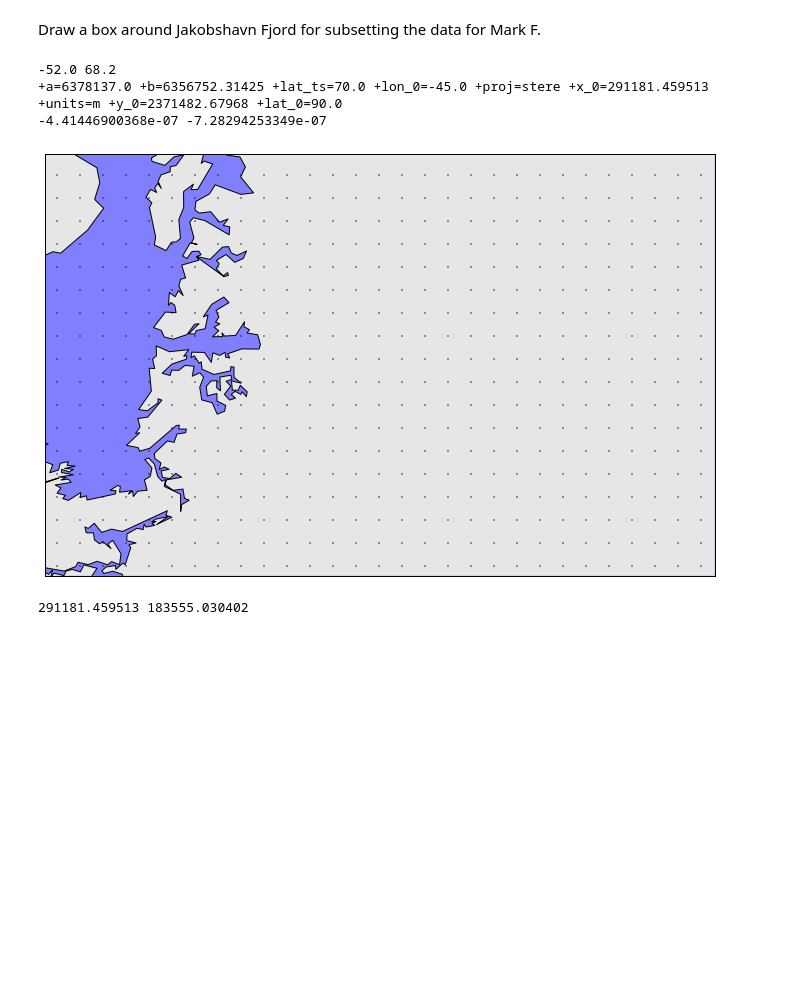
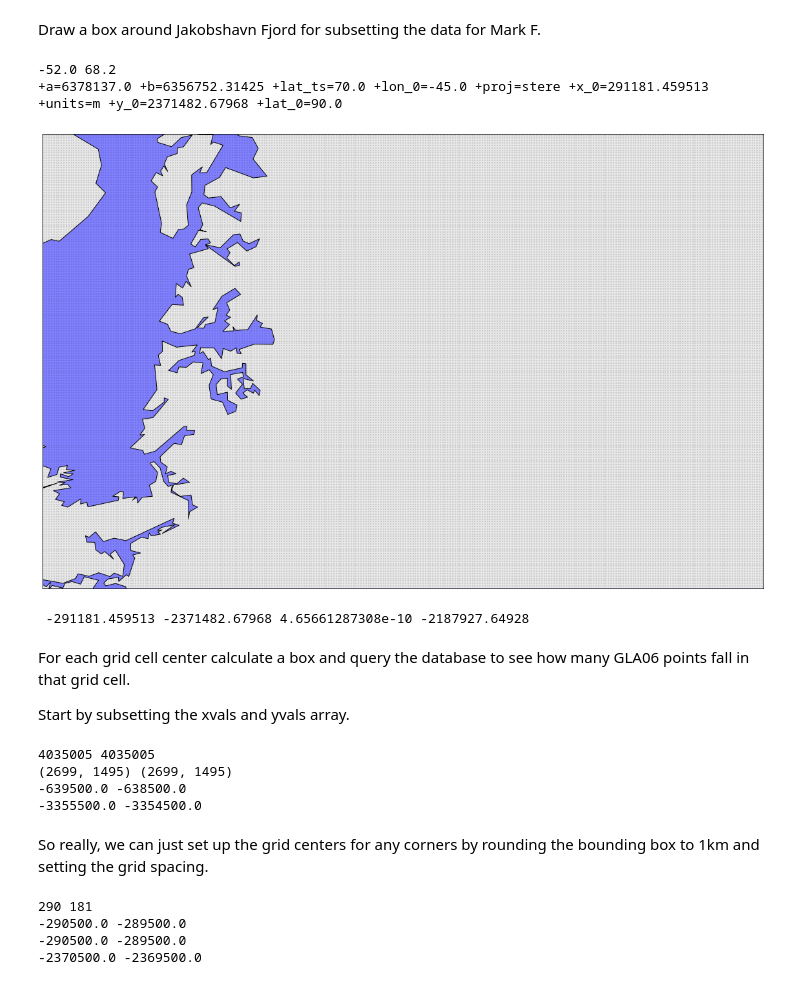
Before and after one commit to tmilliman/pydhdt, a Jupyter notebook: Notebooks/Greenland Grid.ipynb, the cells around one changed output. Cells and saved outputs as stored; diff of their text form; code cells hidden in the pictures; blank space fills up the shorter version.

```diff
--- a/Notebooks/Greenland Grid.ipynb
+++ b/Notebooks/Greenland Grid.ipynb
@@ -68,9 +68,9 @@ plt.show()
 # %%
 # set up grid of cell centers in polar stereographic coords
 
-gridsize = 10000.
-xvals = np.arange(psx_ll + gridsize/2., psx_ur - gridsize/2., grid_size)
-yvals = np.arange(psy_ll + gridsize/2., psy_ur - gridsize/2., grid_size)
+gridsize = 1000.
+xvals = np.arange(psx_ll + gridsize/2., psx_ur - gridsize/2., gridsize)
+yvals = np.arange(psy_ll + gridsize/2., psy_ur - gridsize/2., gridsize)
 print len(xvals), len(yvals)
 
 xv, yv = np.meshgrid(xvals, yvals)
@@ -125,38 +125,75 @@ Draw a box around Jakobshavn Fjord for subsetting the data for Mark F.
 # %%
 jak_lon_ll = -52.
 jak_lat_ll = 68.2
 jak_lon_ur = -45.
 jak_lat_ur = 70.
 
-fig = plt.figure(figsize=[12,8])
+fig = plt.figure(figsize=[20,20])
 m = Basemap(projection='stere',lat_0=90.,lon_0=-45.,lat_ts=70.,ellps='WGS84',
               resolution='i',
               llcrnrlon=jak_lon_ll, llcrnrlat=jak_lat_ll,
               urcrnrlon=jak_lon_ur, urcrnrlat=jak_lat_ur)
 
 m.drawmapboundary(fill_color=[.5, .5, 1.0])
 m.fillcontinents(color=[.9, .9, .9], lake_color='w',zorder=0)
 m.drawcoastlines(color='k')
 # m.bluemarble()
-m.plot(map_xvals, map_yvals,'k.',markersize=1.5)
+m.plot(map_xvals, map_yvals,'k.',markersize=.5)
 
 
 lon0, lat0 = m(0., 0., inverse=True)
 print lon0, lat0
 print m.proj4string
 # %% [output]
 -52.0 68.2
 +a=6378137.0 +b=6356752.31425 +lat_ts=70.0 +lon_0=-45.0 +proj=stere +x_0=291181.459513 +units=m +y_0=2371482.67968 +lat_0=90.0
--4.41446900368e-07 -7.28294253349e-07
-[figure, old version]
+[figure, new version]
 # %%
-# convert the box corners to ps
+# convert the map box corners to ps
 jak_psx_ll = -291181.459513
 jak_psy_ll = -2371482.67968
-psx_0, psy_0 = m(jak_lon_ur, jak_lat_ur)
-print psx_0, psy_0
+jak_mapx_ur, jak_mapy_ur = m(jak_lon_ur, jak_lat_ur)
+jak_psx_ur = jak_psx_ll + jak_mapx_ur
+jak_psy_ur = jak_psy_ll + jak_mapy_ur
 
-# How do I find the grid points in this box?  I could make a shapefile
-# from the grid points in the entire GIMP box
+print jak_psx_ll, jak_psy_ll, jak_psx_ur, jak_psy_ur
 # %% [output]
-291181.459513 183555.030402
+ -291181.459513 -2371482.67968 4.65661287308e-10 -2187927.64928
+# %% [markdown]
+For each grid cell center calculate a box and query the database to see how many GLA06 points fall in that grid cell.
+
+Start by subsetting the xvals and yvals array.
+# %%
+print len(xvals), len(yvals)
+print xv.shape, yv.shape
+print xv[0,0], xv[0,1]
+print yv[0,1], yv[1,0]
+# %% [output]
+4035005 4035005
+(2699, 1495) (2699, 1495)
+-639500.0 -638500.0
+-3355500.0 -3354500.0
+# %% [markdown]
+So really, we can just set up the grid centers for any corners by rounding the bounding box to 1km and setting the grid spacing.
+# %%
+jak_psx_ll = -291000.
+jak_psy_ll = -2371000.
+jak_psx_ur = -500.
+jak_psy_ur = -2189000.
+
+gridsize = 1000.
+jak_xvals = np.arange(jak_psx_ll + gridsize/2., jak_psx_ur - gridsize/2., gridsize)
+jak_yvals = np.arange(jak_psy_ll + gridsize/2., jak_psy_ur - gridsize/2., gridsize)
+print len(jak_xvals), len(jak_yvals)
+
+jak_xv, jak_yv = np.meshgrid(jak_xvals, jak_yvals)
+xvals = np.ravel(jak_xv)
+yvals = np.ravel(jak_yv)
+print xvals[0], xvals[1]
+print jak_xv[0,0], jak_xv[0,1]
+print jak_yv[0,0], jak_yv[1,0]
+# %% [output]
+290 181
+-290500.0 -289500.0
+-290500.0 -289500.0
+-2370500.0 -2369500.0
```
Also changed, not shown: parts of 2 cells of this notebook, 2 other files.
